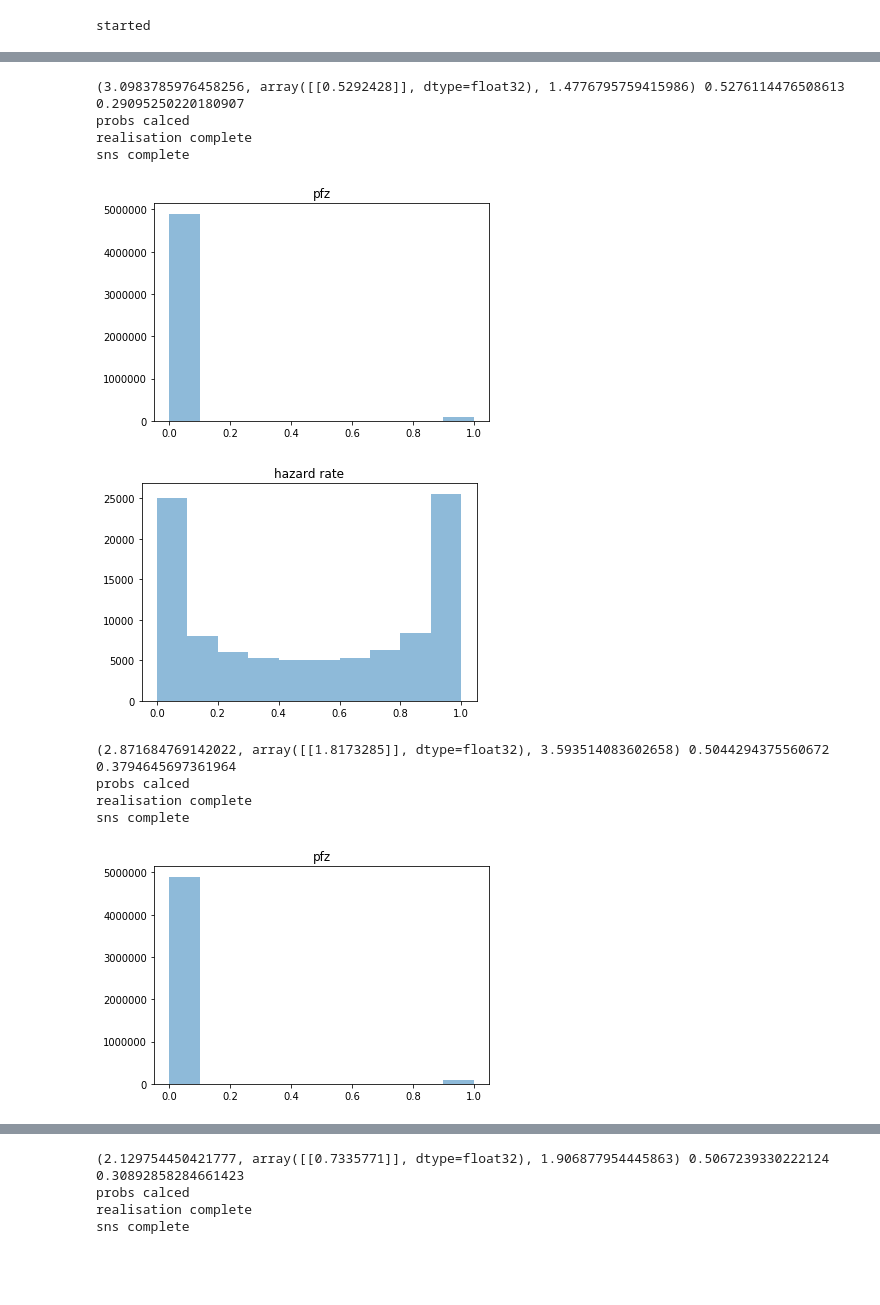
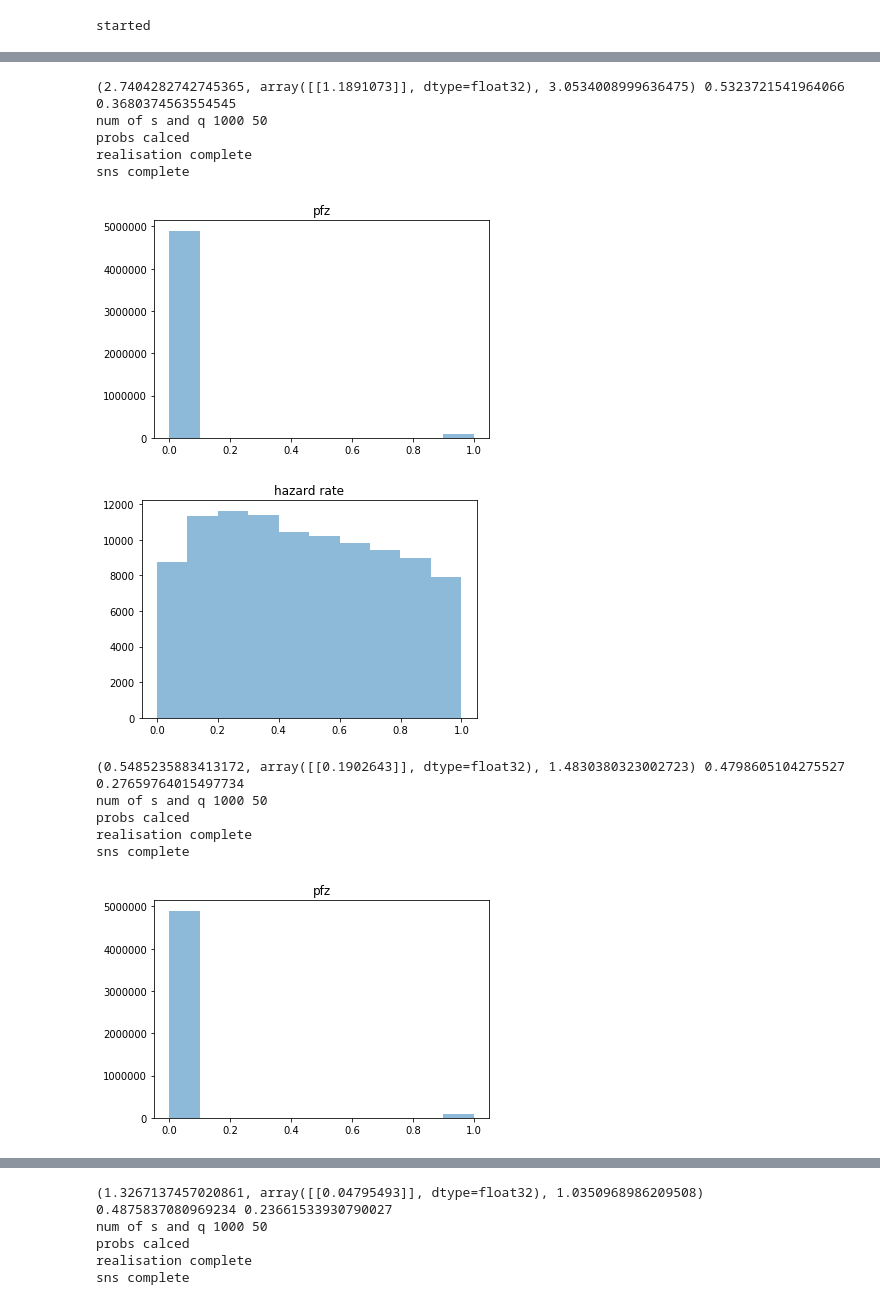
Before and after one commit to rjm49/mltm, a Jupyter notebook: next_gen/DATA_GEN.ipynb, the cells around one changed output, grey strips where cells are left out. Cells and saved outputs as stored; diff of their text form; code cells hidden in the pictures; blank space fills up the shorter version.

```diff
--- a/next_gen/DATA_GEN.ipynb
+++ b/next_gen/DATA_GEN.ipynb
@@ -667,7 +670,7 @@ gen_m_cache = pickle.load(open("generators.p", "rb"))
 # %%
 gen_m_cache = {}
 # %%
-tup = (100,100,100)
+tup = (20,1,3)
 n_factors, min_active, max_active = tup
 
 # sss = [10,20,30,50,70]
@@ -733,7 +770,7 @@ pickle.dump(gen_m_cache, open("generators.p", "wb"))
 from numpy.random import seed
 from sklearn.model_selection import train_test_split
 
-tup = (100,1,5)
+tup = (20,1,3)
 key = (tup, (10000,70))
 
 if key in gen_m_cache:
@@ -879,7 +919,7 @@ for (n_factors, min_active, max_active, _) in factors_list:
 from numpy.random import seed
 from sklearn.model_selection import train_test_split
 
-tup = (100,1,5)
+tup = (20,1,3)
 key = (tup,(10000,70))
 if tup in gen_m_cache:
     gen_m = gen_m_cache[tup]
@@ -1206,8 +1248,8 @@ explore_mode = True
 reportz=[]
 
 # factors_master = [(10,1,5)]
-factors_master = [(100,1,5)]
-w_list = [100]
+factors_master = [(20,1,3)]
+w_list = [20]
 factors_list = [ m+(w,) for m in factors_master for w in w_list ]
 
 # nn_modes = ["MLTM","COND","MXFN"]
@@ -1215,7 +1257,7 @@ nn_modes = ["DEEP"]
 loss_modes = ["MSE"]
 # sq_nums = [(int(1000*(1.4)**3), int(150*(1.4)**3))]
 # sq_nums = [(int(200*(1.41)**4), int(200*(1.41)**4))]
-sq_nums = [(10000, 1000)]
+sq_nums = [(1000, 50)]
 
 # student_staminas = [0.01, 0.1, 0.5, 0.75, 1.0]
 
@@ -1319,7 +1361,9 @@ FOUND ELIGIBLE SPREAD for 0.50437 0.5 0.55 0.45
 finished
 # %%
 for dataset_num in range(n_runs):
-    (tw,a0,a1, ss, qs) = pickle.load(open("./synth_data/MLTM_10000_1000_(100_1_5)_{}.p".format(dataset_num), "rb"))
+    (tw,a0,a1, ss, qs) = pickle.load(open("./synth_data/MLTM_1000_50_(20_1_3)_{}.p".format(dataset_num), "rb"))
+    print("num of s and q", len(ss), len(qs))
+
     tr_pairs = get_pairs(ss, qs)
     check_balance_ixs = numpy.random.choice(range(len(tr_pairs)), size=100000)
     pairs_for_check_balance = numpy.array(tr_pairs)[check_balance_ixs,:]
@@ -1349,10 +1394,12 @@ sns complete
-(3.0983785976458256, array([[0.5292428]], dtype=float32), 1.4776795759415986) 0.5276114476508613 0.29095250220180907
+(2.7404282742745365, array([[1.1891073]], dtype=float32), 3.0534008999636475) 0.5323721541964066 0.3680374563554545
+num of s and q 1000 50
 probs calced
 realisation complete
 sns complete
 [figure]
-[figure, old version]
+[figure, new version]
-(2.871684769142022, array([[1.8173285]], dtype=float32), 3.593514083602658) 0.5044294375560672 0.3794645697361964
+(0.5485235883413172, array([[0.1902643]], dtype=float32), 1.4830380323002723) 0.4798605104275527 0.27659764015497734
+num of s and q 1000 50
 probs calced
 realisation complete
 sns complete
@@ -1361,4 +1408,5 @@ sns complete
-(2.129754450421777, array([[0.7335771]], dtype=float32), 1.906877954445863) 0.5067239330222124 0.30892858284661423
+(1.3267137457020861, array([[0.04795493]], dtype=float32), 1.0350968986209508) 0.4875837080969234 0.23661533930790027
+num of s and q 1000 50
 probs calced
 realisation complete
 sns complete
```
Also changed, not shown: parts of 11 cells of this notebook, 4 other files.
